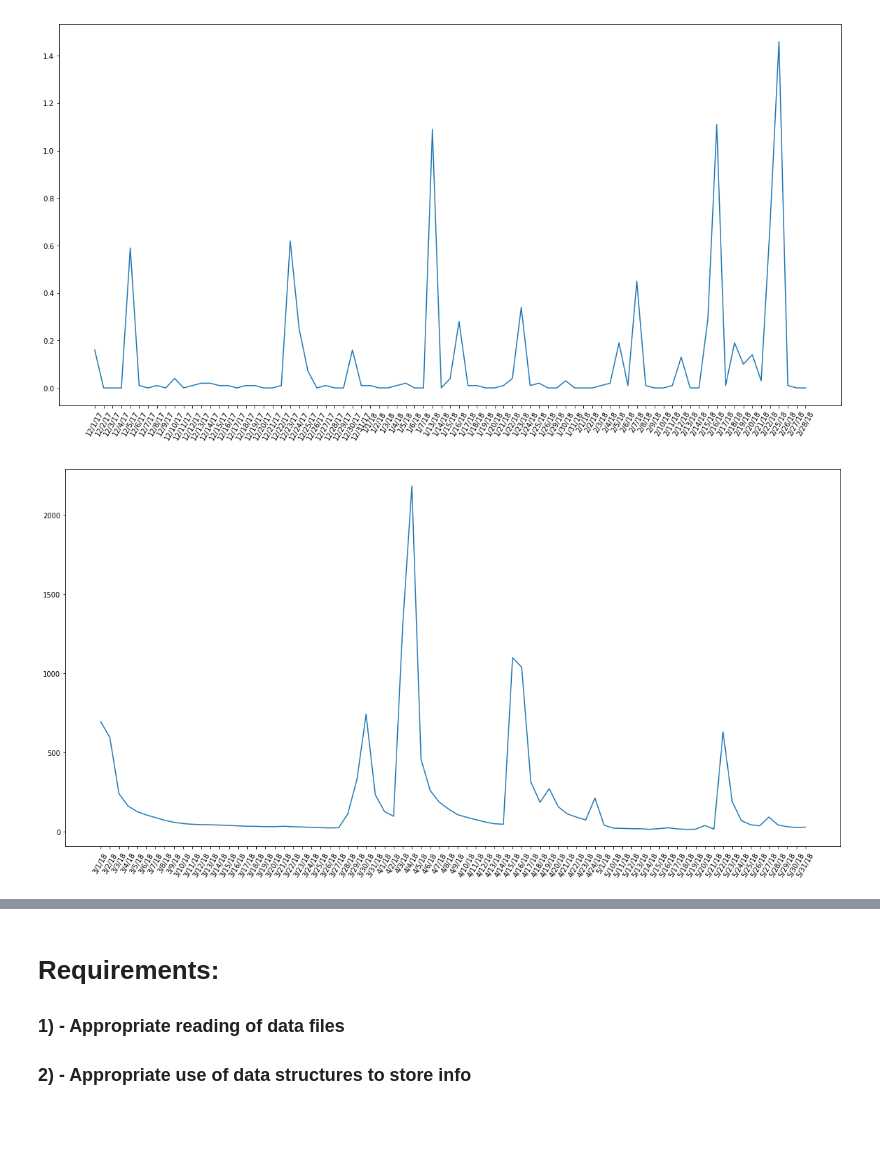
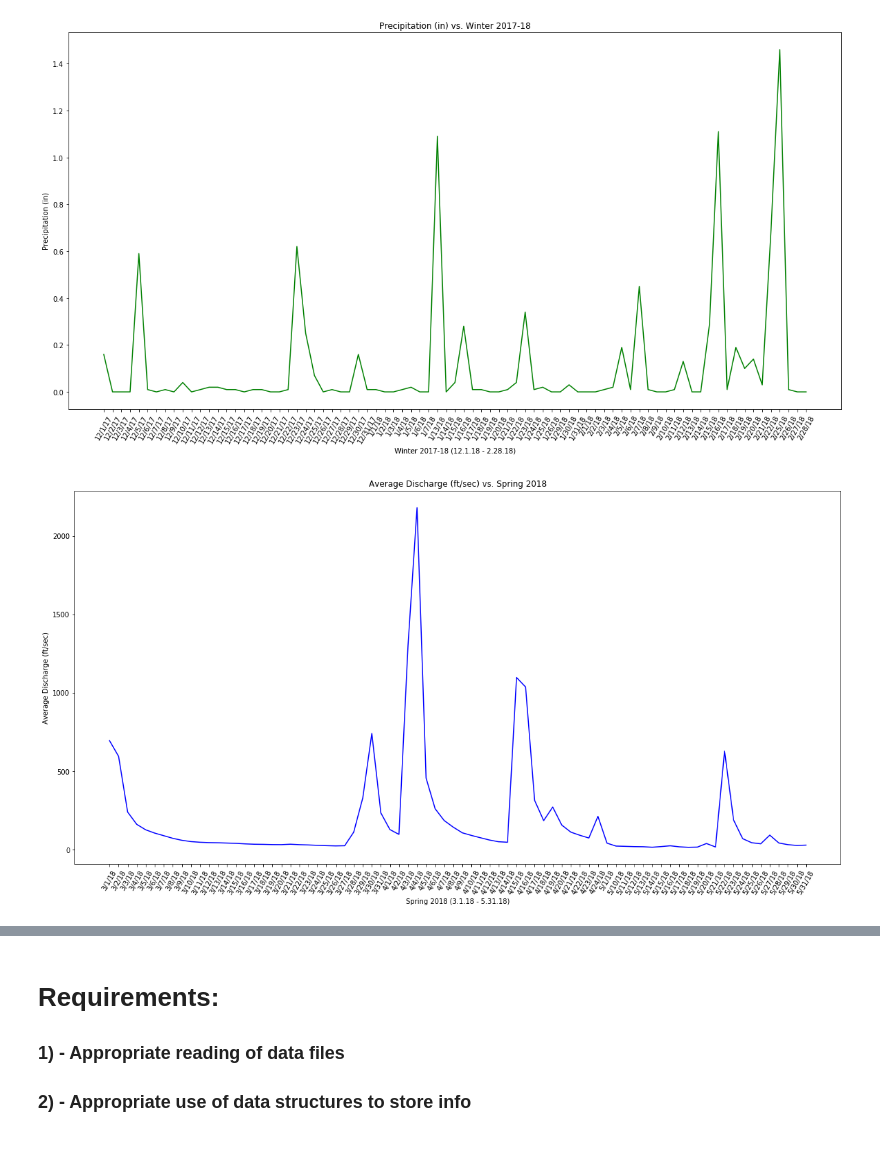
Before and after one commit to philipp-rajah/project1, a Jupyter notebook: project1.ipynb, the cells around one changed output, grey strips where cells are left out. Saved outputs shown, nothing was run; the diff lists cells and outputs as text; code cells hidden in the pictures.

```diff
--- a/project1.ipynb
+++ b/project1.ipynb
@@ -315,19 +341,25 @@ plt.show()
 # %%
 #Winter season vs Precip
 plt.figure(figsize=(20,10))
-plt.plot(NOAA_winter['Date'], NOAA_winter['Precip (in)'])
+plt.plot(NOAA_winter['Date'], NOAA_winter['Precip (in)'], color = 'green')
+plt.xlabel('Winter 2017-18 (12.1.18 - 2.28.18)')
+plt.ylabel('Precipitation (in)')
+plt.title('Precipitation (in) vs. Winter 2017-18')
 axis = plt.xticks(NOAA_winter['Date'], NOAA_winter['Date'], rotation = 60)
 # %% [output]
-[figure, old version]
+[figure, new version]
 # %%
 plt.show()
 # %%
 #Spring season vs dC
 plt.figure(figsize=(20,10))
-plt.plot(NOAA_spring['Date'], NOAA_spring['avg dC(ft/sec)'])
+plt.plot(NOAA_spring['Date'], NOAA_spring['avg dC(ft/sec)'], color = 'blue')
+plt.xlabel('Spring 2018 (3.1.18 - 5.31.18)')
+plt.ylabel('Average Discharge (ft/sec)')
+plt.title('Average Discharge (ft/sec) vs. Spring 2018')
 axis = plt.xticks(NOAA_spring['Date'], NOAA_spring['Date'], rotation = 60)
 # %% [output]
-[figure, old version]
+[figure, new version]
 # %%
 plt.show()
 # %%
```
Also changed, not shown: parts of 11 cells of this notebook.
